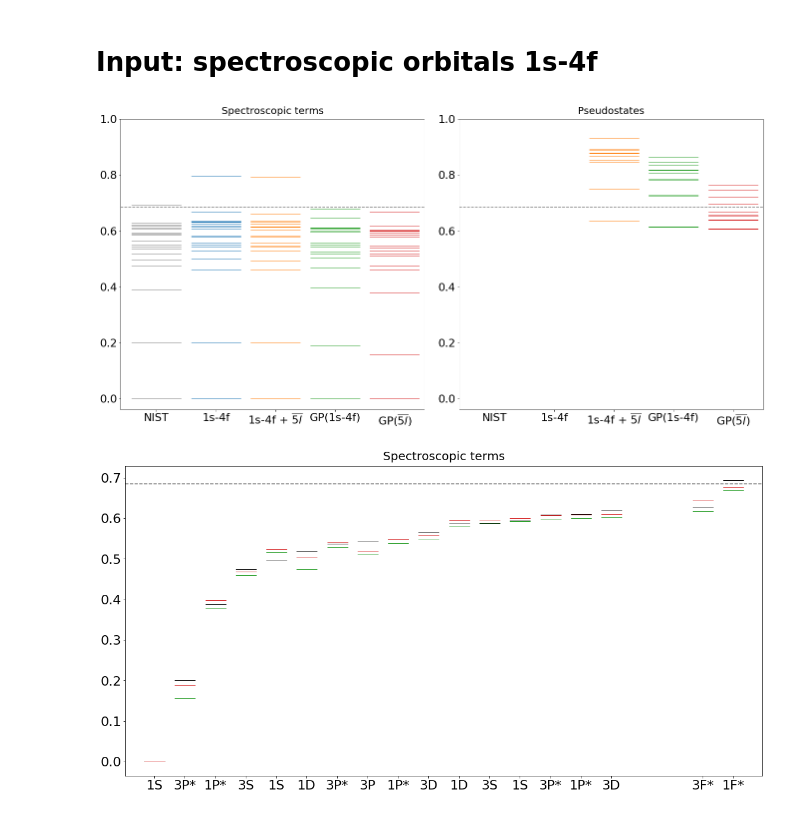
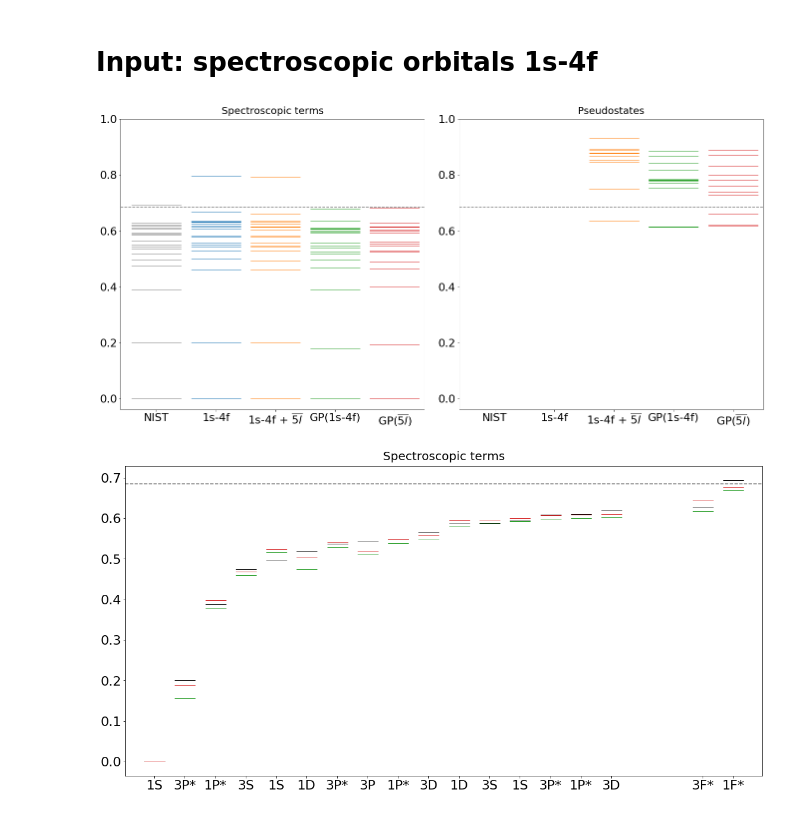
Before and after one commit to ale-mendez/gpyopt_varlambda, a Jupyter notebook: be0+_varlam/test_pseudo/energy_distribution.ipynb, the cells around one changed output. Cells and saved outputs as stored; diff of their text form; code cells hidden in the pictures.

Commit message:
test vary spect

```diff
--- a/be0+_varlam/test_pseudo/energy_distribution.ipynb
+++ b/be0+_varlam/test_pseudo/energy_distribution.ipynb
@@ -131,46 +131,46 @@ xs_nv=spect_nv*0+2
 pseudo_nv=ener_ps5l_nv.loc[ener_ps5l_nv.loc[:]['CF']>=10]['ENERGY(RYD)']
 xp_nv=pseudo_nv*0+2
 spect_gp=ener_varyspec.loc[ener_varyspec.loc[:]['CF']<10]['ENERGY(RYD)']
-xs_gp=spect_gp*0+4
+xs_gp=spect_gp*0+3
 pseudo_gp=ener_varyspec.loc[ener_varyspec.loc[:]['CF']>=10]['ENERGY(RYD)']
-xp_gp=pseudo_gp*0+4
+xp_gp=pseudo_gp*0+3
 sp_test=ener_varypseudo.loc[ener_varypseudo.loc[:]['CF']<10]['ENERGY(RYD)']
-xs_test=sp_test*0+3
+xs_test=sp_test*0+4
 ps_test=ener_varypseudo.loc[ener_varypseudo.loc[:]['CF']>=10]['ENERGY(RYD)']
-xp_test=ps_test*0+3
+xp_test=ps_test*0+4
 
 xmin=-0.6
 xmax=4.5
 fig=plt.figure(figsize=(6.4*3,4.8*2))
 ax1=plt.subplot(121)
 ax1.set_title('Spectroscopic terms',fontsize=20,pad=10)
 plt.plot(enerNIST['Level']*0,enerNIST['Level'],'_',markersize=100,c='tab:gray')
 plt.plot(ener_sp1s4f['ENERGY(RYD)']*0+1,ener_sp1s4f['ENERGY(RYD)'],'_',markersize=100,c='tab:blue')
 plt.plot(xs_nv,spect_nv,'_',markersize=100,c='tab:orange')
-plt.plot(xs_test,sp_test,'_',markersize=100,c='tab:green')
-plt.plot(xs_gp,spect_gp,'_',markersize=100,c='tab:red')
+plt.plot(xs_gp,spect_gp,'_',markersize=100,c='tab:green')
+plt.plot(xs_test,sp_test,'_',markersize=100,c='tab:red')
 plt.hlines(eion,xmin,xmax,colors='tab:gray',linestyles='dashed')
 ymin, ymax = plt.ylim()
 ymax=1
 plt.xlim(xmin,xmax)
 plt.ylim(ymin,ymax)
 my_xticks = ['NIST','1s-4f',r'1s-4f + $\overline{5l}$','GP(1s-4f)','GP($\overline{5l}$)']
 plt.xticks([0,1,2,3,4], my_xticks)
 ax2=plt.subplot(122)
 ax2.set_title('Pseudostates',fontsize=20,pad=10)
 plt.plot(xp_nv,pseudo_nv,'_',markersize=100,c='tab:orange')
-plt.plot(xp_test,ps_test,'_',markersize=100,c='tab:green')
-plt.plot(xp_gp,pseudo_gp,'_',markersize=100,c='tab:red')
+plt.plot(xp_gp,pseudo_gp,'_',markersize=100,c='tab:green')
+plt.plot(xp_test,ps_test,'_',markersize=100,c='tab:red')
 plt.hlines(eion,xmin,xmax,colors='tab:gray',linestyles='dashed')
 plt.xlim(xmin,xmax)
 plt.ylim(ymin,ymax)
 my_xticks = ['NIST','1s-4f',r'1s-4f + $\overline{5l}$','GP(1s-4f)','GP($\overline{5l}$)']
 plt.xticks([0,1,2,3,4], my_xticks)
 plt.tight_layout()
 plt.savefig('be0+_termenergies.eps')
 plt.show()
 # %% [output]
-[figure, old version]
+[figure, new version]
 # %%
 maxcfg=10
 nist=enerNIST.loc[enerNIST.loc[:]['CF']<maxcfg]['Level']
```
Also changed, not shown: 20 other files.
